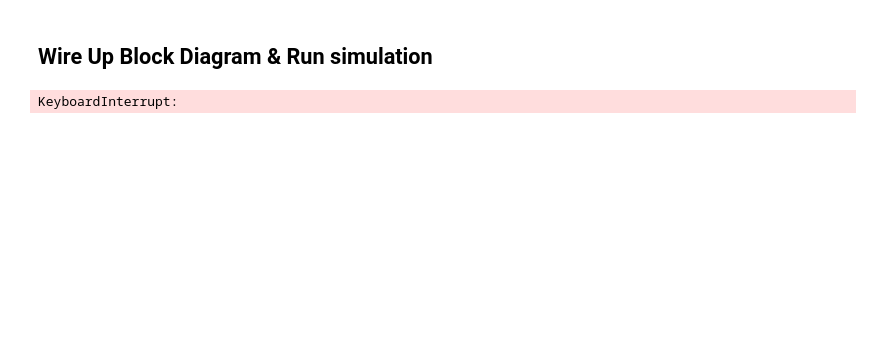
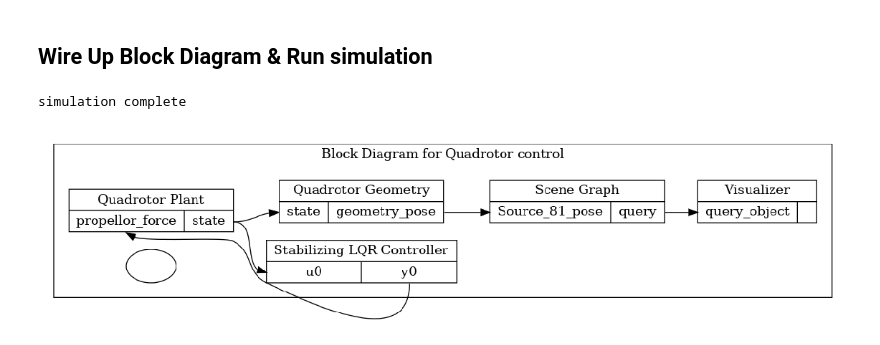
Before and after one commit to masondarv/Quadrotor_MPC, a Jupyter notebook: quadrotor_mpc.ipynb, the cells around one changed output. Drawn from its saved outputs; the diff is of its cells as text; code cells hidden in the pictures; blank space fills up the shorter version.

```diff
--- a/quadrotor_mpc.ipynb
+++ b/quadrotor_mpc.ipynb
@@ -161,44 +422,60 @@ def simulate_quadrotor():
 
     # Set up visualization in MeshCat
     scene_graph = builder.AddSystem(SceneGraph())
-    QuadrotorGeometry.AddToBuilder(builder, plant.get_output_port(0), scene_graph)
+    quad_geometry = QuadrotorGeometry.AddToBuilder(builder, plant.get_output_port(0), scene_graph)
     meshcat.Delete()
     meshcat.ResetRenderMode()
     meshcat.SetProperty('/Background','visible',False)
-    MeshcatVisualizerCpp.AddToBuilder(builder, scene_graph, meshcat)
+    vizualizer = MeshcatVisualizerCpp.AddToBuilder(builder, scene_graph, meshcat)
     # end setup for visualization
 
 
 
     diagram = builder.Build()
 
     # Set up a simulator to run this diagram
     simulator = Simulator(diagram)
     context = simulator.get_mutable_context()
 
 
 
     #continuous_state = context.get_mutable_continuous_state_vector()
 
     # Set the initial conditions (theta1, theta2, theta1dot, theta2dot)
     #context.SetContinuousState([0, 0, 0, 0, 0, 0, 0, 0, 0, 0, 0, 0])
     context.SetContinuousState(0.5*np.random.randn(12,))
 
    # print(f"continuous state {continuous_state}")
     #print(f"size of continuous state {continuous_state.size()}")
     simulator.set_target_realtime_rate(1.0)
     meshcat.AddButton('Stop Simulation')
     while meshcat.GetButtonClicks('Stop Simulation') < 1:
 
         simulator.AdvanceTo(simulator.get_context().get_time() + 1.0)
 
     meshcat.DeleteAddedControls()
 
     print("simulation complete")
 
-#simulate_quadrotor()
+    ############### Visualize
+    # give names to the blocks (just to make the plot nicer)
+    diagram.set_name('Block Diagram for Quadrotor control')
+    plant.set_name('Quadrotor Plant')
+    quad_geometry.set_name("Quadrotor Geometry")
+    controller.set_name('Stabilizing LQR Controller')
+    scene_graph.set_name('Scene Graph')
+    vizualizer.set_name('Visualizer')
+
+    # plot current diagram
+    plt.figure(figsize=(20, 10))
+    plot_system_graphviz(diagram)
+
+
+
+simulate_quadrotor()
 # %% [output]
-KeyboardInterrupt:
+simulation complete
+[figure, added]
 # %% [markdown]
 <a style='text-decoration:none;line-height:16px;display:flex;color:#5B5B62;padding:10px;justify-content:end;' href='https://deepnote.com?utm_source=created-in-deepnote-cell&projectId=7a2da9b8-cd38-4703-b181-4b0e0b197067' target="_blank">
 <img alt='Created in deepnote.com' style='display:inline;max-height:16px;margin:0px;margin-right:7.5px;' src='embedded-picture-1' > </img>
```
Also changed, not shown: parts of 6 cells of this notebook.
